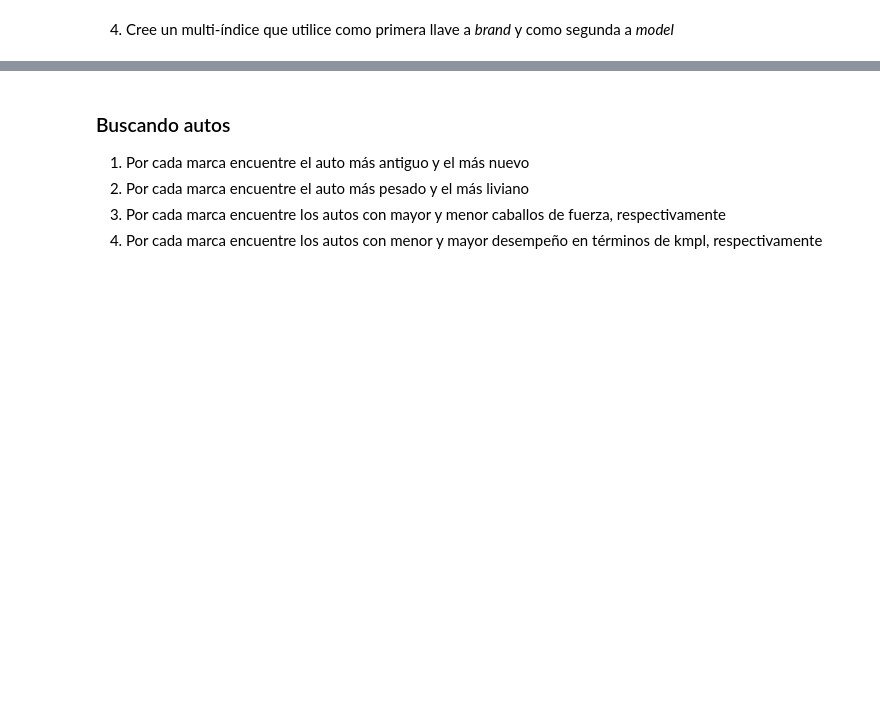
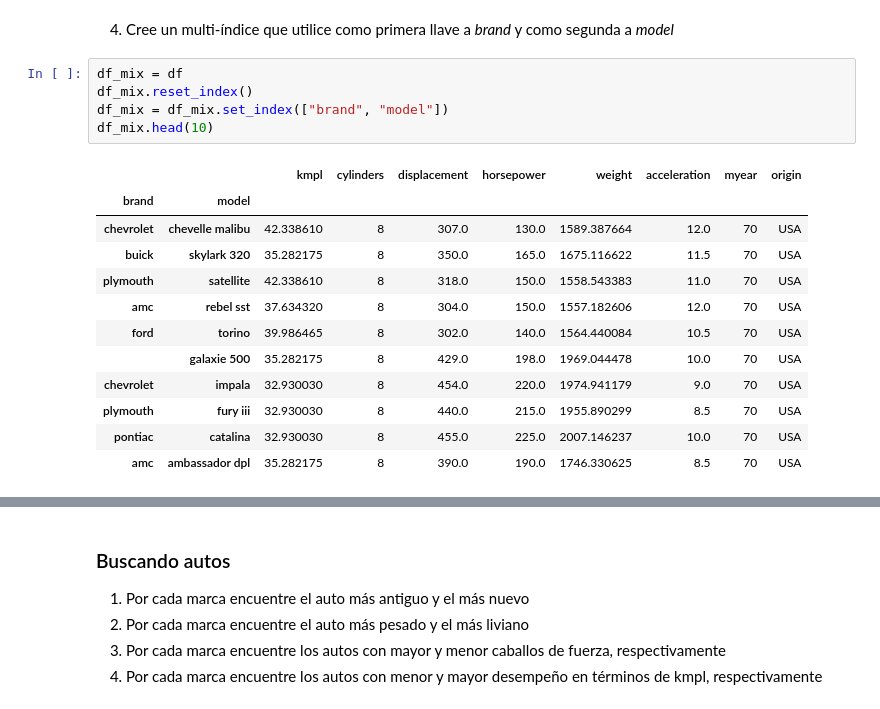
Before and after one commit to eidepozo/INFO147-Tarea_01, a Jupyter notebook: tarea/actividad_práctica.ipynb, the cells around one changed output, grey strips where cells are left out. Saved outputs shown, nothing was run; the diff lists cells and outputs as text; blank space fills up the shorter version.

```diff
--- a/tarea/actividad_práctica.ipynb
+++ b/tarea/actividad_práctica.ipynb
@@ -294,3 +294,21 @@ array(['chevrolet', 'buick', 'plymouth', 'amc', 'ford', 'pontiac',
        'nissan'], dtype=object)
 # %% [markdown]
 4. Cree un multi-índice que utilice como primera llave a *brand* y como segunda a *model*
+# %%
+df_mix = df
+df_mix.reset_index()
+df_mix = df_mix.set_index(["brand", "model"])
+df_mix.head(10)
+# %% [output]
+|  |  | kmpl | cylinders | displacement | horsepower | weight | acceleration | myear | origin |
+| brand | model |  |  |  |  |  |  |  |  |
+| chevrolet | chevelle malibu | 42.338610 | 8 | 307.0 | 130.0 | 1589.387664 | 12.0 | 70 | USA |
+| buick | skylark 320 | 35.282175 | 8 | 350.0 | 165.0 | 1675.116622 | 11.5 | 70 | USA |
+| plymouth | satellite | 42.338610 | 8 | 318.0 | 150.0 | 1558.543383 | 11.0 | 70 | USA |
+| amc | rebel sst | 37.634320 | 8 | 304.0 | 150.0 | 1557.182606 | 12.0 | 70 | USA |
+| ford | torino | 39.986465 | 8 | 302.0 | 140.0 | 1564.440084 | 10.5 | 70 | USA |
+|  | galaxie 500 | 35.282175 | 8 | 429.0 | 198.0 | 1969.044478 | 10.0 | 70 | USA |
+| chevrolet | impala | 32.930030 | 8 | 454.0 | 220.0 | 1974.941179 | 9.0 | 70 | USA |
+| plymouth | fury iii | 32.930030 | 8 | 440.0 | 215.0 | 1955.890299 | 8.5 | 70 | USA |
+| pontiac | catalina | 32.930030 | 8 | 455.0 | 225.0 | 2007.146237 | 10.0 | 70 | USA |
+| amc | ambassador dpl | 35.282175 | 8 | 390.0 | 190.0 | 1746.330625 | 8.5 | 70 | USA |
```
Also changed, not shown: parts of 12 cells of this notebook.
